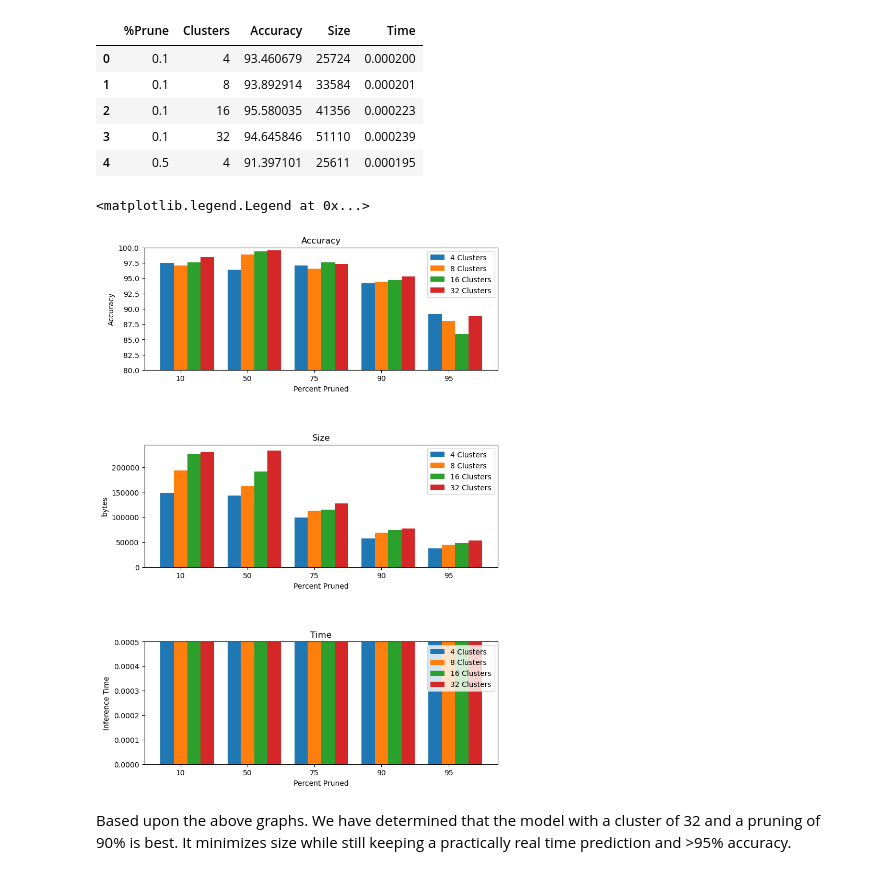
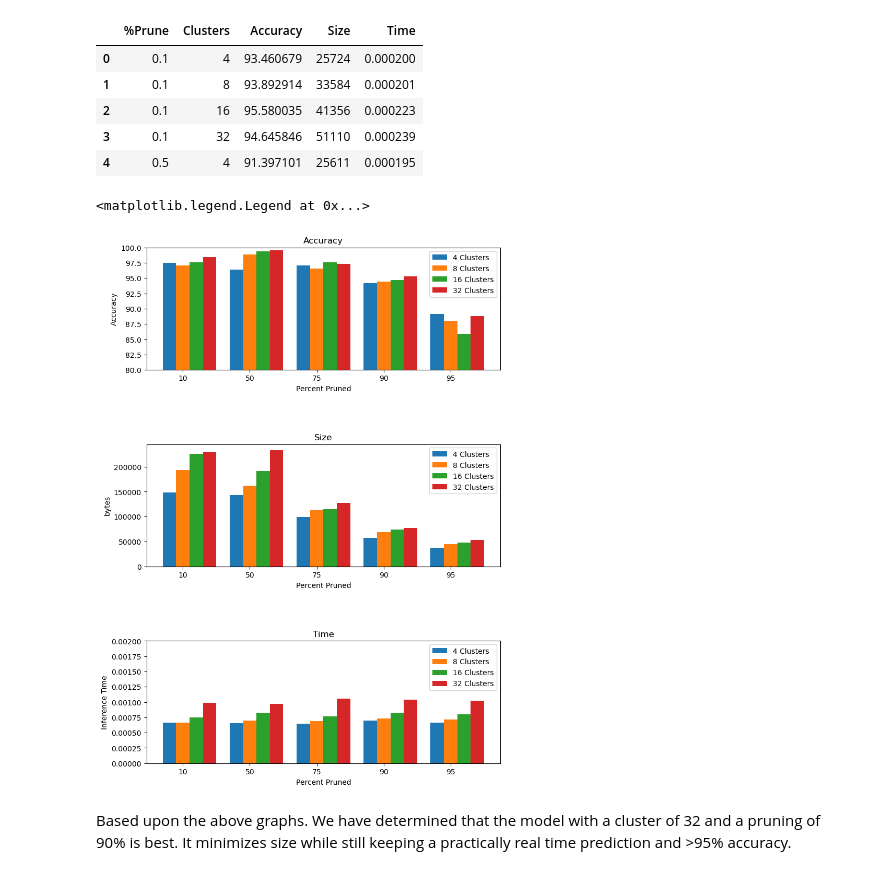
Before and after one commit to maxwellnorris33/ENDG511_Final_Project, a Jupyter notebook: 4. Model training Code/Sign_language_model.ipynb, the cells around one changed output. Saved outputs shown, nothing was run; the diff lists cells and outputs as text; code cells hidden in the pictures.

Commit message:
fixed graph I think

```diff
--- a/4. Model training Code/Sign_language_model.ipynb
+++ b/4. Model training Code/Sign_language_model.ipynb
@@ -731,35 +731,35 @@ ax1.set_ylabel("Accuracy")
 ax1.set_ylim([80,100])
 ax1.set_xticks(val2)
 ax1.set_xticklabels(text)
 ax1.legend()
 
 #Size bar graphs
 ax2.bar(val, metrics.iloc[::4,3], label='4 Clusters', width=0.2)
 ax2.bar(val2, metrics.iloc[1::4,3], label='8 Clusters', width=0.2)
 ax2.bar(val3, metrics.iloc[2::4,3], label='16 Clusters', width=0.2)
 ax2.bar(val4, metrics.iloc[3::4,3], label='32 Clusters', width=0.2)
 ax2.set_title("Size")
 ax2.set_xlabel("Percent Pruned")
 ax2.set_ylabel("bytes")
 ax2.set_xticks(val2)
 ax2.set_xticklabels(text)
 ax2.legend()
 
 #inference time bar graphs
 ax3.bar(val, metrics.iloc[::4,4], label='4 Clusters', width=0.2)
 ax3.bar(val2, metrics.iloc[1::4,4], label='8 Clusters', width=0.2)
 ax3.bar(val3, metrics.iloc[2::4,4], label='16 Clusters', width=0.2)
 ax3.bar(val4, metrics.iloc[3::4,4], label='32 Clusters', width=0.2)
 ax3.set_title("Time")
 ax3.set_xlabel("Percent Pruned")
 ax3.set_ylabel("Inference Time")
 ax3.set_xticks(val2)
 ax3.set_xticklabels(text)
-ax3.set_ylim([0,0.0005])
+ax3.set_ylim([0,0.002])
 ax3.legend()
 # %% [output]
 <matplotlib.legend.Legend at 0x...>
-[figure, old version]
+[figure, new version]
 # %% [markdown]
 Based upon the above graphs. We have determined that the model  with a cluster of 32 and a pruning of 90% is best. It minimizes size while still keeping a practically real time prediction and >95% accuracy.
 # %% [markdown]
```
Also changed, not shown: parts of 2 cells of this notebook.
